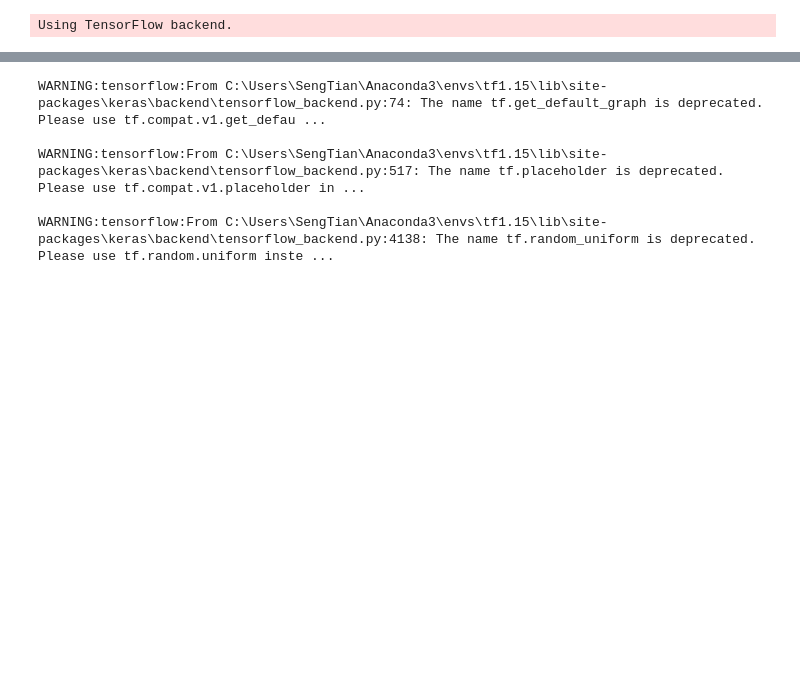
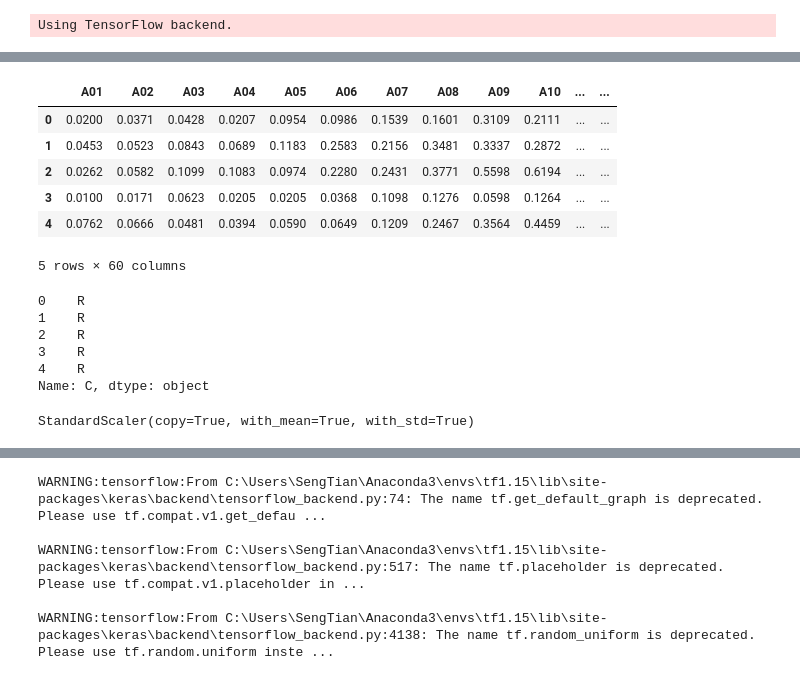
Before and after one commit to koayst/rp_deep_learning, a Jupyter notebook: Question_1/Question1_DLF.ipynb, the cells around one changed output, grey strips where cells are left out. Saved outputs shown, nothing was run; the diff lists cells and outputs as text; code cells hidden in the pictures; blank space fills up the shorter version.

```diff
--- a/Question_1/Question1_DLF.ipynb
+++ b/Question_1/Question1_DLF.ipynb
@@ -7,7 +7,7 @@
 ###     Submitted By: <u>KOAY</u> SENG TIAN<br>Email: sengtian@yahoo.com
 # %%
 # TIPP - AAI Assignment (Deep Learning Fundamentals)
-# Date Due: 21February 2020
+# Date Due: 26 February 2020
 # Submited By: KOAY SENG TIAN
 # Email: sengtian@yahoo.com
 #
@@ -21,12 +21,14 @@
 from keras import models
 from keras import layers
 from keras import losses
+from keras.callbacks import EarlyStopping
 from keras.optimizers import SGD
+from keras.utils import to_categorical
 
 import matplotlib.pyplot as plt
 from matplotlib.pyplot import xticks
 
-from sklearn.preprocessing import LabelEncoder
+from sklearn.preprocessing import LabelEncoder, OneHotEncoder
 from sklearn.preprocessing import StandardScaler, MinMaxScaler
 from sklearn.model_selection import train_test_split
 
@@ -34,12 +36,12 @@ import numpy as np
 import os
 import pandas as pd
 
-pd.set_option('display.max_rows', 210)
+pd.set_option('display.max_rows', 220)
 
 # for reproducibility
 np.random.seed(1337)
 
-# verbose mode - 0=show little, 1=show more like charts
+# verbose mode - 0=show little info, 1=show more info like charts
 #verbose=0
 verbose=1
 # %% [output]
@@ -174,0 +178,21 @@ StandardScaler(copy=True, with_mean=True, with_std=True)
+# %%
+X = sonar_df.drop(columns=['C'])
+y = sonar_df['C']
+
+if verbose==1:
+    X.head()
+    y.head()
+# %% [output]
+|  | A01 | A02 | A03 | A04 | A05 | A06 | A07 | A08 | A09 | A10 | ... | ... |
+| 0 | 0.0200 | 0.0371 | 0.0428 | 0.0207 | 0.0954 | 0.0986 | 0.1539 | 0.1601 | 0.3109 | 0.2111 | ... | ... |
+| 1 | 0.0453 | 0.0523 | 0.0843 | 0.0689 | 0.1183 | 0.2583 | 0.2156 | 0.3481 | 0.3337 | 0.2872 | ... | ... |
+| 2 | 0.0262 | 0.0582 | 0.1099 | 0.1083 | 0.0974 | 0.2280 | 0.2431 | 0.3771 | 0.5598 | 0.6194 | ... | ... |
+| 3 | 0.0100 | 0.0171 | 0.0623 | 0.0205 | 0.0205 | 0.0368 | 0.1098 | 0.1276 | 0.0598 | 0.1264 | ... | ... |
+| 4 | 0.0762 | 0.0666 | 0.0481 | 0.0394 | 0.0590 | 0.0649 | 0.1209 | 0.2467 | 0.3564 | 0.4459 | ... | ... |
+5 rows × 60 columns
+0    R
+1    R
+2    R
+3    R
+4    R
+Name: C, dtype: object
@@ -174,0 +214,8 @@ StandardScaler(copy=True, with_mean=True, with_std=True)
+# %%
+# perform scaling
+scaler = StandardScaler()
+scaler.fit(X_train)
+X_train = scaler.transform(X_train)
+X_test = scaler.transform (X_test)
+# %% [output]
+StandardScaler(copy=True, with_mean=True, with_std=True)
```
Also changed, not shown: parts of 19 cells of this notebook.
